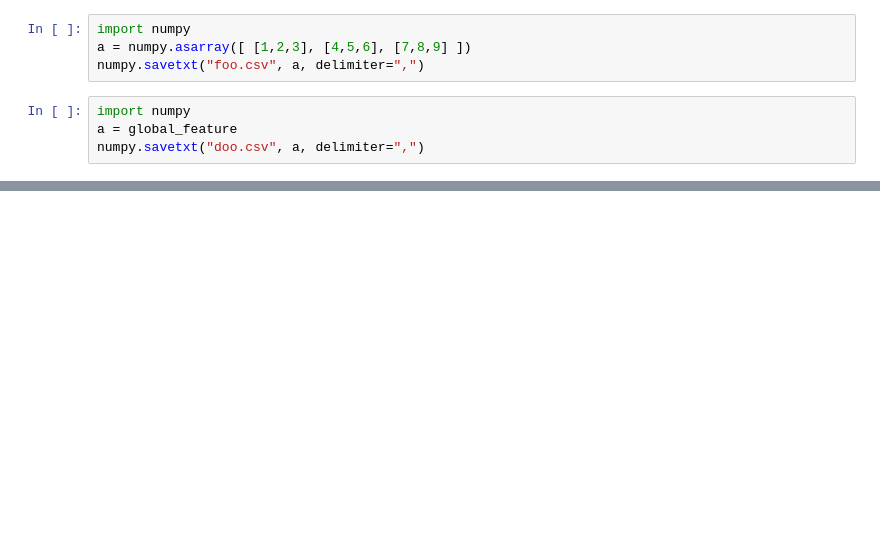
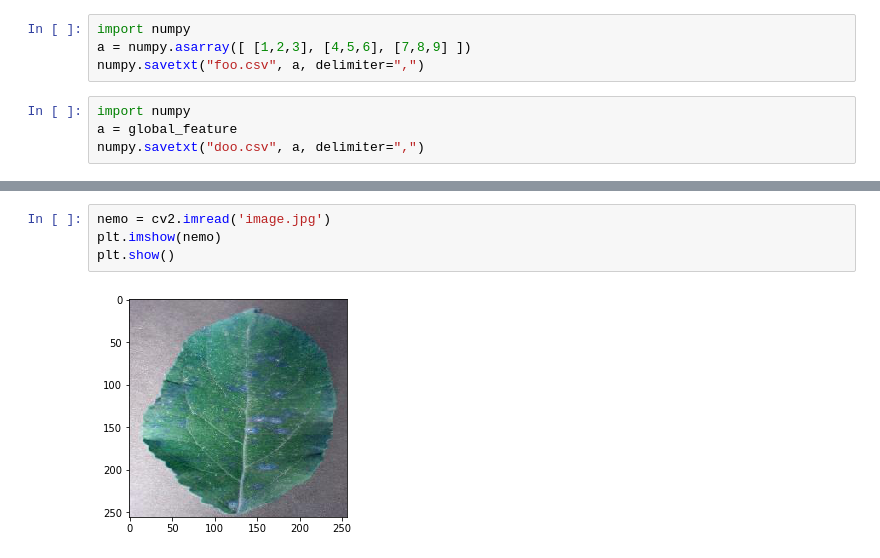
Before and after one commit to mehra-deepak/Plant-Disease-Detection, a Jupyter notebook: SC.ipynb, the cells around one changed output, grey strips where cells are left out. Saved outputs shown, nothing was run; the diff lists cells and outputs as text; blank space fills up the shorter version.

```diff
--- a/SC.ipynb
+++ b/SC.ipynb
@@ -102,0 +145,6 @@ numpy.savetxt("doo.csv", a, delimiter=",")
+# %%
+nemo = cv2.imread('image.jpg')
+plt.imshow(nemo)
+plt.show()
+# %% [output]
+[figure, added]
```
Also changed, not shown: parts of 33 cells of this notebook.
